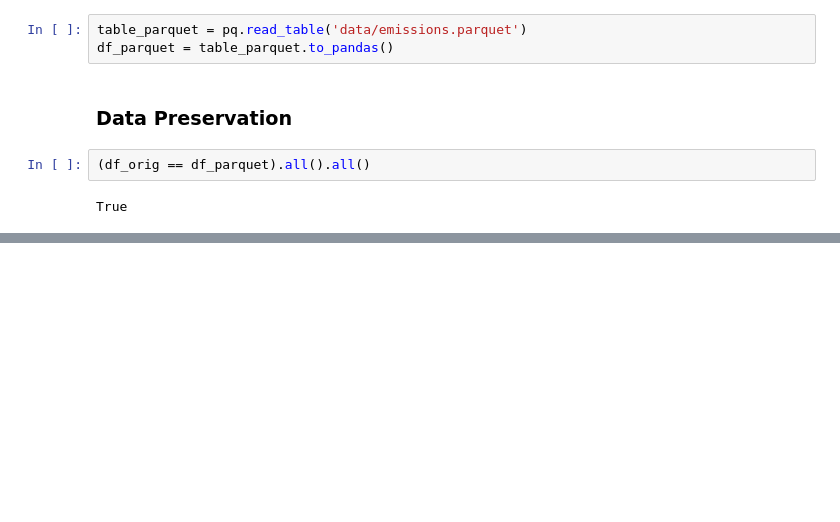
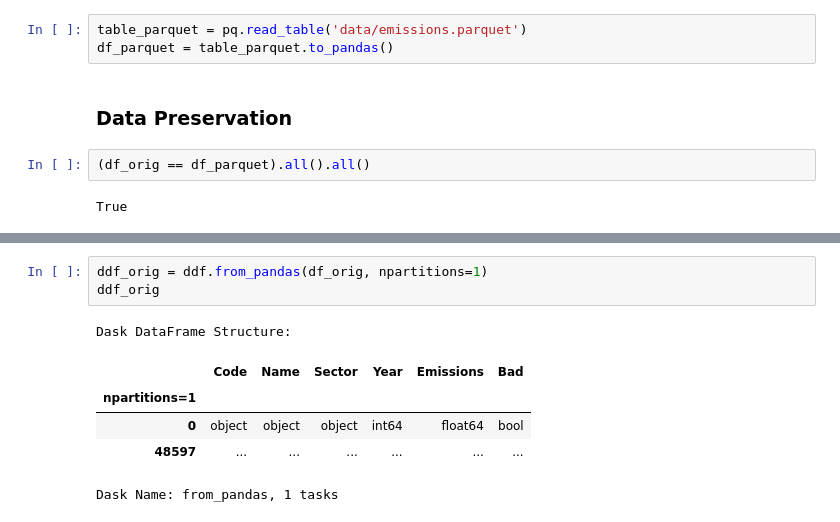
Before and after one commit to crepererum/talk-hold-my-data, a Jupyter notebook: python.ipynb, the cells around one changed output, grey strips where cells are left out. Drawn from its saved outputs; the diff is of its cells as text; blank space fills up the shorter version.

```diff
--- a/python.ipynb
+++ b/python.ipynb
@@ -289,0 +364,10 @@ True
+# %%
+ddf_orig = ddf.from_pandas(df_orig, npartitions=1)
+ddf_orig
+# %% [output]
+Dask DataFrame Structure:
+|  | Code | Name | Sector | Year | Emissions | Bad |
+| npartitions=1 |  |  |  |  |  |  |
+| 0 | object | object | object | int64 | float64 | bool |
+| 48597 | ... | ... | ... | ... | ... | ... |
+Dask Name: from_pandas, 1 tasks
```
Also changed, not shown: parts of 25 cells of this notebook, 16 other files.
